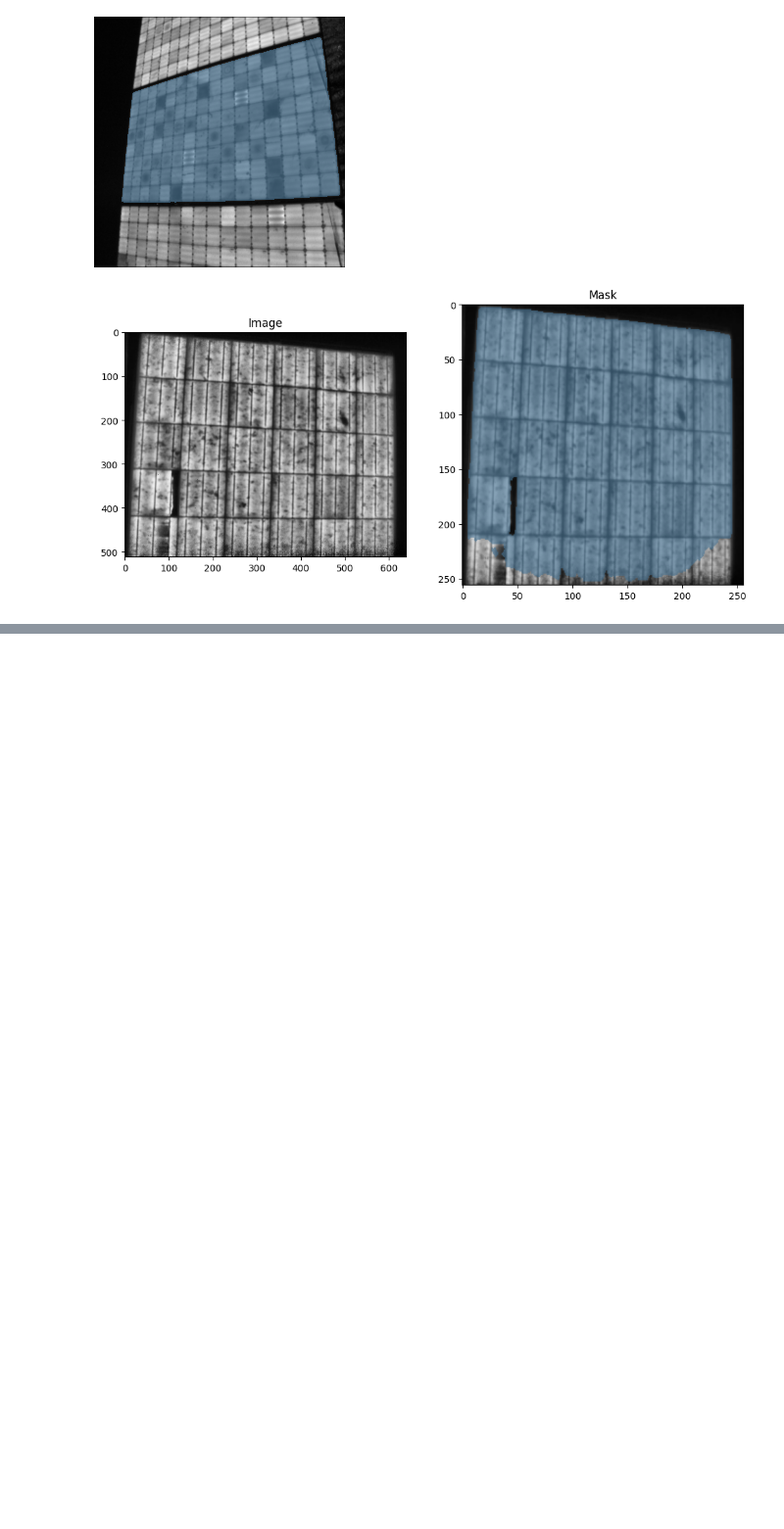
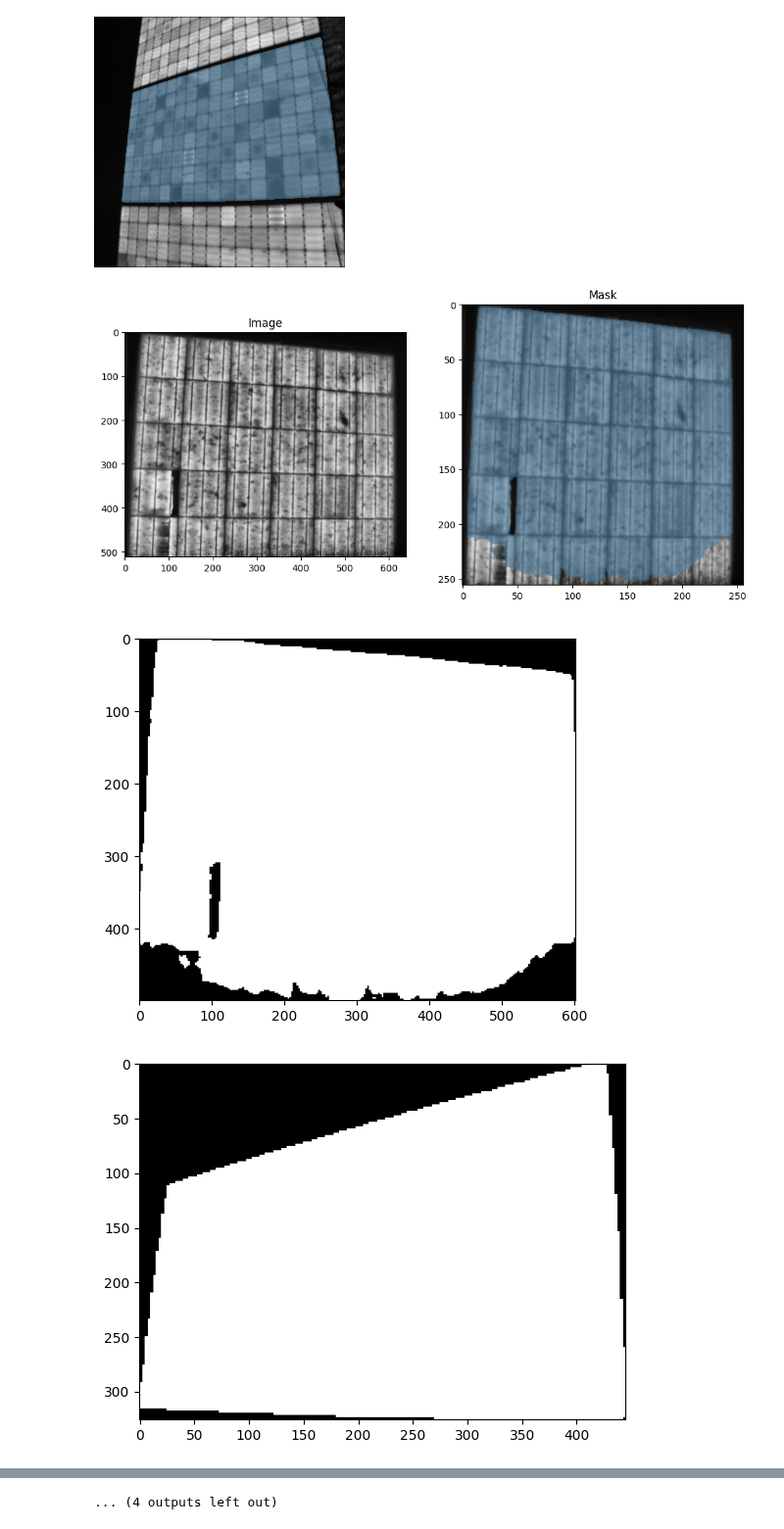
Before and after one commit to Franklingo13/PVDefectDetect, a Jupyter notebook: TestsPV-vision/Predicciones_modulos.ipynb, the cells around one changed output, grey strips where cells are left out. Shown at 98% size. Saved outputs shown, nothing was run; the diff lists cells and outputs as text; code cells hidden in the pictures; blank space fills up the shorter version.

Commit message:
Corregir redimensionamiento incorrecto de máscaras y convertir a anotaciones en formato Supervisely. Para corregirlo se recorta las máscaras en la región coloreada y se almacena solo esta región

```diff
--- a/TestsPV-vision/Predicciones_modulos.ipynb
+++ b/TestsPV-vision/Predicciones_modulos.ipynb
@@ -230,6 +230,11 @@ from io import BytesIO
 # %%
 # Función para convertir una imagen binaria en una cadena base64 comprimida
 def mask_2_base64(mask):
+    """Convierte una máscara binaria en una cadena base64 comprimida.
+    Args:
+        mask (np.array): Máscara binaria.
+    Returns:
+        str: Cadena base64 comprimida."""
     img_pil = Image.fromarray(np.array(mask, dtype=np.uint8))
     img_pil.putpalette([0, 0, 0, 255, 255, 255])
     bytes_io = BytesIO()
@@ -239,6 +244,11 @@ def mask_2_base64(mask):
 
 # Función para convertir una cadena base64 comprimida en una imagen binaria
 def base64_2_mask(s):
+    """Convierte una cadena base64 comprimida en una máscara binaria.
+    Args:
+        s (str): Cadena base64 comprimida.
+    Returns:
+        np.array: Máscara binaria."""
     z = zlib.decompress(base64.b64decode(s))
     n = np.frombuffer(z, np.uint8)  # Cambiado de fromstring a frombuffer
     mask = cv.imdecode(n, cv.IMREAD_UNCHANGED)[:, :, 3].astype(bool)
@@ -250,15 +260,27 @@ def find_mask_origin(mask):
     if coords.size == 0:
         return [0, 0]
     top_left = coords.min(axis=0)
+    top_right = coords.max(axis=0)
     return top_left[::-1].tolist()
     # retornar las coordenadas del centro de la máscara
     #return [int(mask.shape[1]/2), int(mask.shape[0]/2)]
+
+# Función para recortar la máscara a un rectángulo que contiene la región coloreada
+def crop_mask(mask):
+    coords = np.argwhere(mask)
+    if coords.size == 0:
+        return mask
+    top_left = coords.min(axis=0)
+    bottom_right = coords.max(axis=0)
+    return mask[top_left[0]:bottom_right[0]+1, top_left[1]:bottom_right[1]+1]
 
 # Función para crear anotaciones en formato Supervisely
 def create_supervisely_annotation(mask, image_path):
     mask_origin = find_mask_origin(mask)
     #mask_origin = [128, 128]
-    encoded_mask = mask_2_base64(mask)
+    cropped_mask = crop_mask(mask)
+    #encoded_mask = mask_2_base64(mask)
+    encoded_mask = mask_2_base64(cropped_mask)
 
     annotation = {
         "description": "",
@@ -360,3 +382,25 @@ image_paths = list(list_images(image_dir))
 # %%
 # Convertir máscaras a anotaciones Supervisely y guardarlas
 convert_masks_to_supervisely(masks_each, image_paths, output_dir)
+# %%
+# Lectura de las anotaciones Supervisely y visualización de las máscaras
+
+# Las anotaciones Supervisely se almacenan en archivos JSON en el directorio `output_dir`
+# con `mask_2_base64(mask)` se convierte la máscara binaria en una cadena base64 comprimida
+# con `base64_2_mask(s)` se convierte la cadena base64 comprimida en una máscara binaria
+
+# Listar todos los archivos JSON en el directorio
+json_files = [f for f in os.listdir(output_dir) if f.endswith('.json')]
+
+for json_file in json_files:
+    with open(os.path.join(output_dir, json_file), 'r') as f:
+        data = json.load(f)
+        # Asumiendo que la estructura del JSON incluye un campo con la cadena base64
+        # Esto puede necesitar ajustes dependiendo de la estructura exacta del JSON
+        base64_str = data['objects'][0]['bitmap']['data']
+        mask = base64_2_mask(base64_str)
+        plt.imshow(mask, cmap='gray')
+        plt.show()
+# %% [output]
+[figure, added]
+[figure, added]
@@ -362,0 +417 @@ convert_masks_to_supervisely(masks_each, image_paths, output_dir)
+... (4 outputs left out)
```
Also changed, not shown: parts of 2 cells of this notebook.
